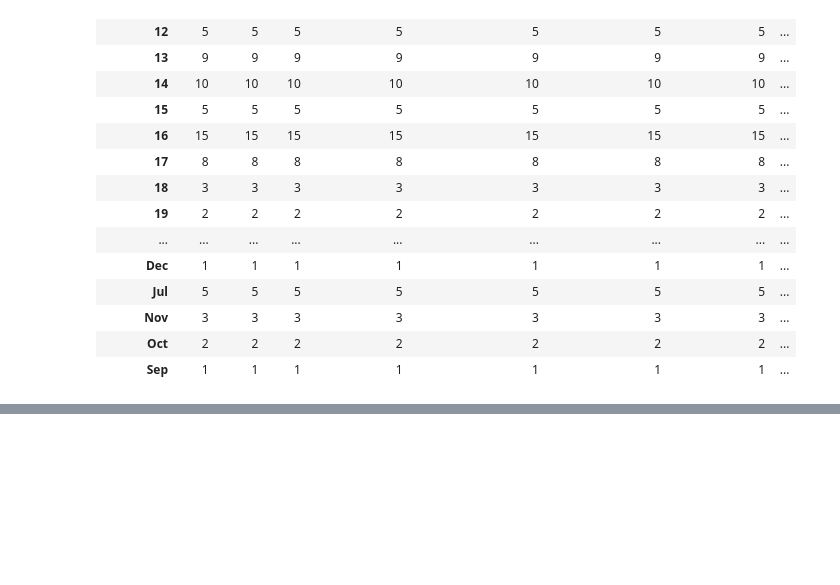
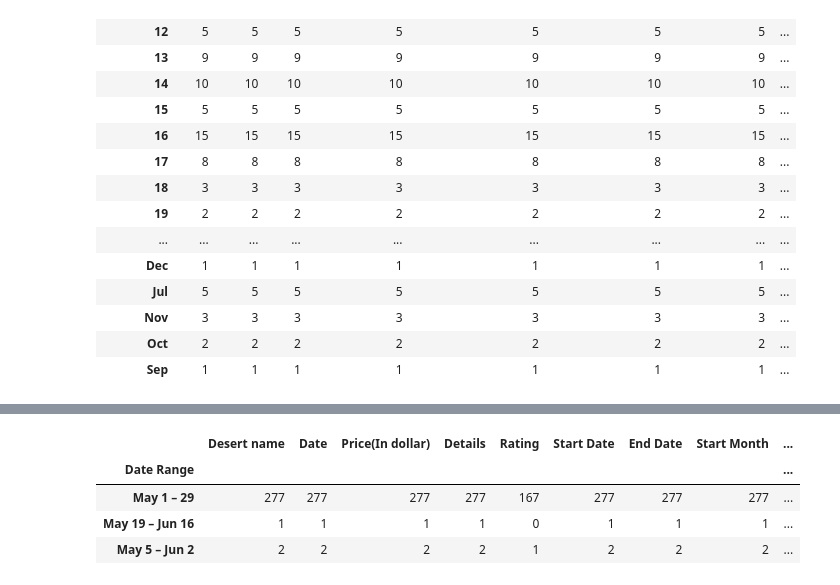
Before and after one commit to nvnehemias/airbnb-analytics-portfolio, a Jupyter notebook: airbnb-analytics-portfolio/notebooks/01_airbnb_exploratory_data_analysis.ipynb, the cells around one changed output, grey strips where cells are left out. Saved outputs shown, nothing was run; the diff lists cells and outputs as text; code cells hidden in the pictures; blank space fills up the shorter version.

```diff
--- a/airbnb-analytics-portfolio/notebooks/01_airbnb_exploratory_data_analysis.ipynb
+++ b/airbnb-analytics-portfolio/notebooks/01_airbnb_exploratory_data_analysis.ipynb
@@ -244,0 +322,8 @@ df_clean.head()
+# %%
+df_2.groupby(['Date Range']).count()
+# %% [output]
+|  | Desert name | Date | Price(In dollar) | Details | Rating | Start Date | End Date | Start Month | ... |
+| Date Range |  |  |  |  |  |  |  |  | ... |
+| May 1 – 29 | 277 | 277 | 277 | 277 | 167 | 277 | 277 | 277 | ... |
+| May 19 – Jun 16 | 1 | 1 | 1 | 1 | 0 | 1 | 1 | 1 | ... |
+| May 5 – Jun 2 | 2 | 2 | 2 | 2 | 1 | 2 | 2 | 2 | ... |
```
Also changed, not shown: parts of 25 cells of this notebook.
